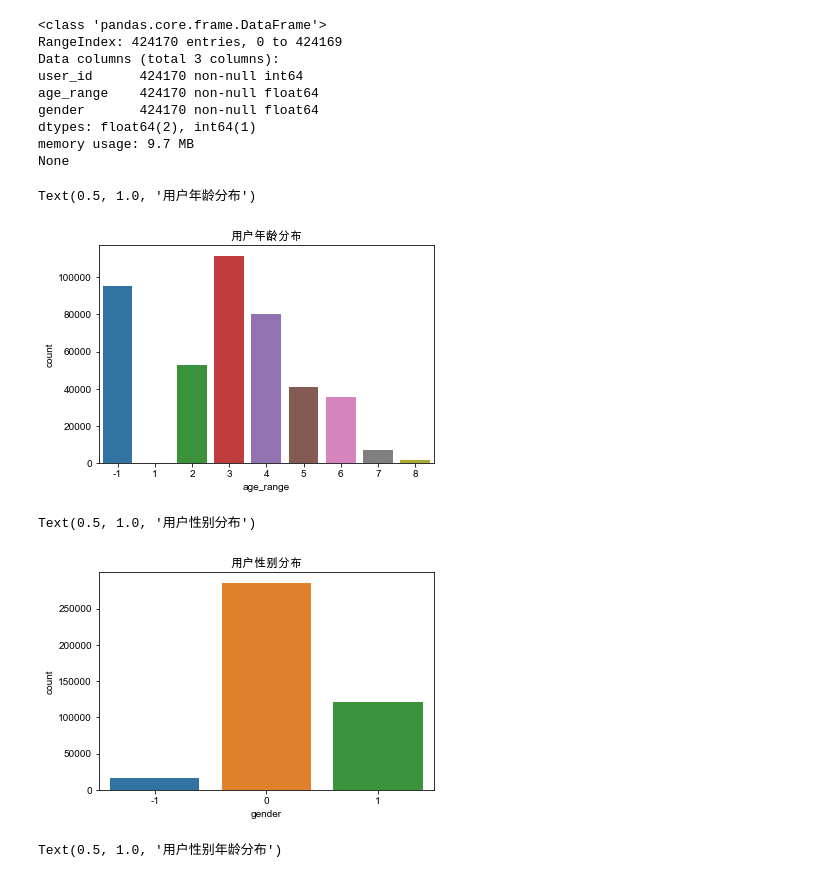
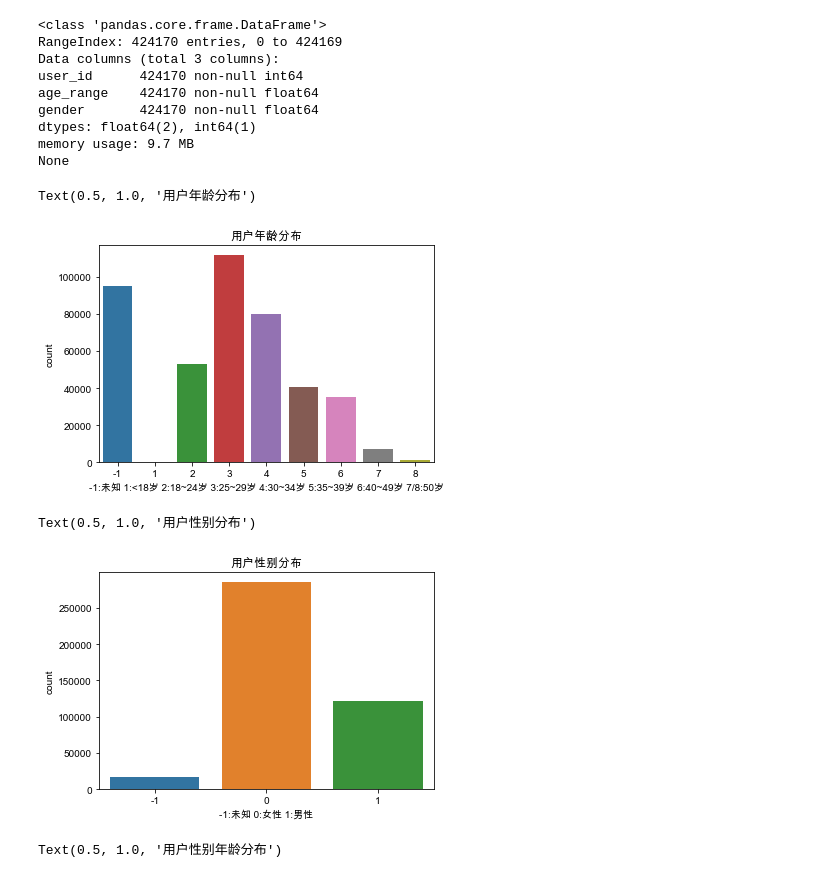
Before and after one commit to leowang7553/repeatBuyersPrediction, a Jupyter notebook: data_view.ipynb, the cells around one changed output. Saved outputs shown, nothing was run; the diff lists cells and outputs as text; code cells hidden in the pictures.

```diff
--- a/data_view.ipynb
+++ b/data_view.ipynb
@@ -80,18 +78,23 @@ memory usage: 9.7 MB
 None
 # %%
 # -1表示未知；<18岁为1；[18,24]为2； [25,29]为3； [30,34]为4；[35,39]为5；[40,49]为6； >= 50时为7和8
-sns.countplot(x = 'age_range', order = [-1,1,2,3,4,5,6,7,8], data = df_user_info)
+ax_age = sns.countplot(x = 'age_range', order = [-1,1,2,3,4,5,6,7,8], data = df_user_info)
+# target_names = {'-1': 'NULL', '1': '', }
+# ax_age = set_yticklabels(target_names)
+plt.xlabel('-1:未知 1:<18岁 2:18~24岁 3:25~29岁 4:30~34岁 5:35~39岁 6:40~49岁 7/8:50岁')
 plt.title('用户年龄分布')
 # %% [output]
 Text(0.5, 1.0, '用户年龄分布')
-[figure, old version]
+[figure, new version]
 # %%
 # 用户性别。0表示女性，1表示男性，-1表示未知
-sns.countplot(x='gender',order = [-1,0,1],data = df_user_info)
+ax_gender = sns.countplot(x='gender',order = [-1,0,1], data = df_user_info)
+# plt.xlabel = ('-1:未知 0:女性 1:男性')
+ax_gender.set_xlabel('-1:未知 0:女性 1:男性')
 plt.title('用户性别分布')
 # %% [output]
 Text(0.5, 1.0, '用户性别分布')
-[figure, old version]
+[figure, new version]
 # %%
 sns.countplot(x = 'age_range', order = [-1,1,2,3,4,5,6,7,8],hue= 'gender',data = df_user_info)
 plt.title('用户性别年龄分布')
```
Also changed, not shown: parts of 11 cells of this notebook, 6 other files.
